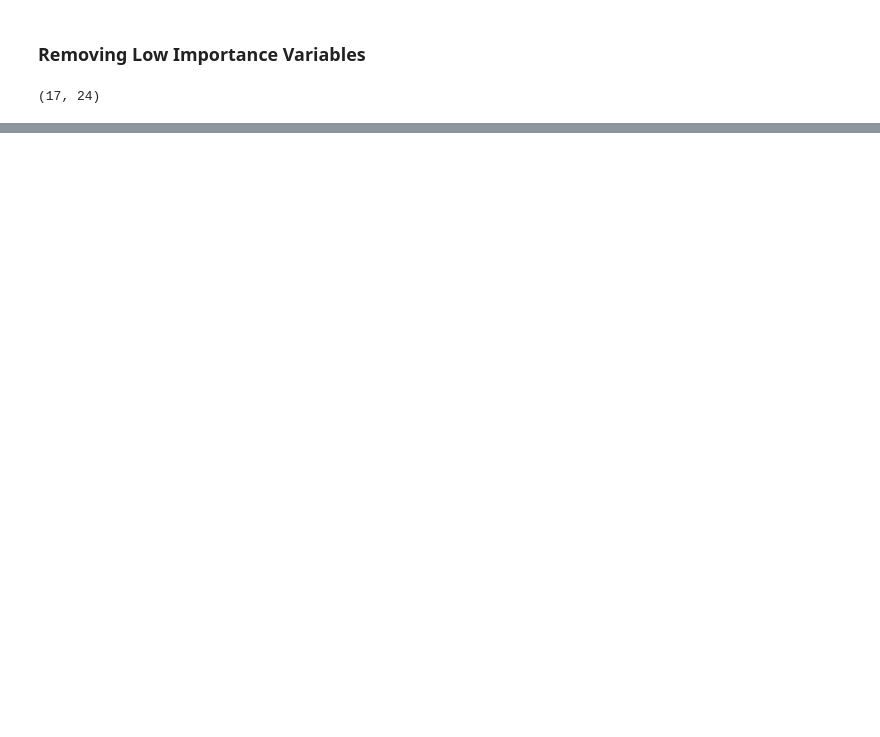
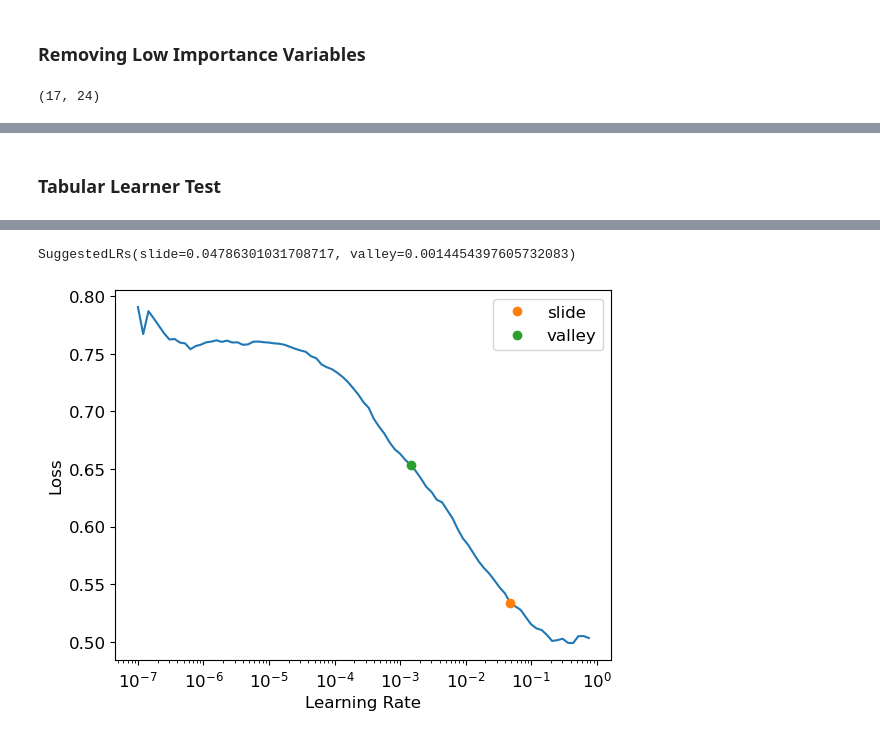
Before and after one commit to peterbull/spaceship-titanic, a Jupyter notebook: spaceship-titanic.ipynb, the cells around one changed output, grey strips where cells are left out. Drawn from its saved outputs; the diff is of its cells as text; code cells hidden in the pictures; blank space fills up the shorter version.

```diff
--- a/spaceship-titanic.ipynb
+++ b/spaceship-titanic.ipynb
@@ -695,0 +698,7 @@ pred_acc(m, valid_xs=valid_xs_final)
+# %% [markdown]
+### Tabular Learner Test
+# %%
+learn = tabular_learner(to, metrics=[accuracy, error_rate], layers=[170,100])
+# %%
+learn.lr_find(suggest_funcs=(slide, valley))
+# %% [output]
@@ -695,0 +706,2 @@ pred_acc(m, valid_xs=valid_xs_final)
+SuggestedLRs(slide=0.04786301031708717, valley=0.0014454397605732083)
+[figure, added]
```
Also changed, not shown: parts of 49 cells of this notebook, 1 other file.
